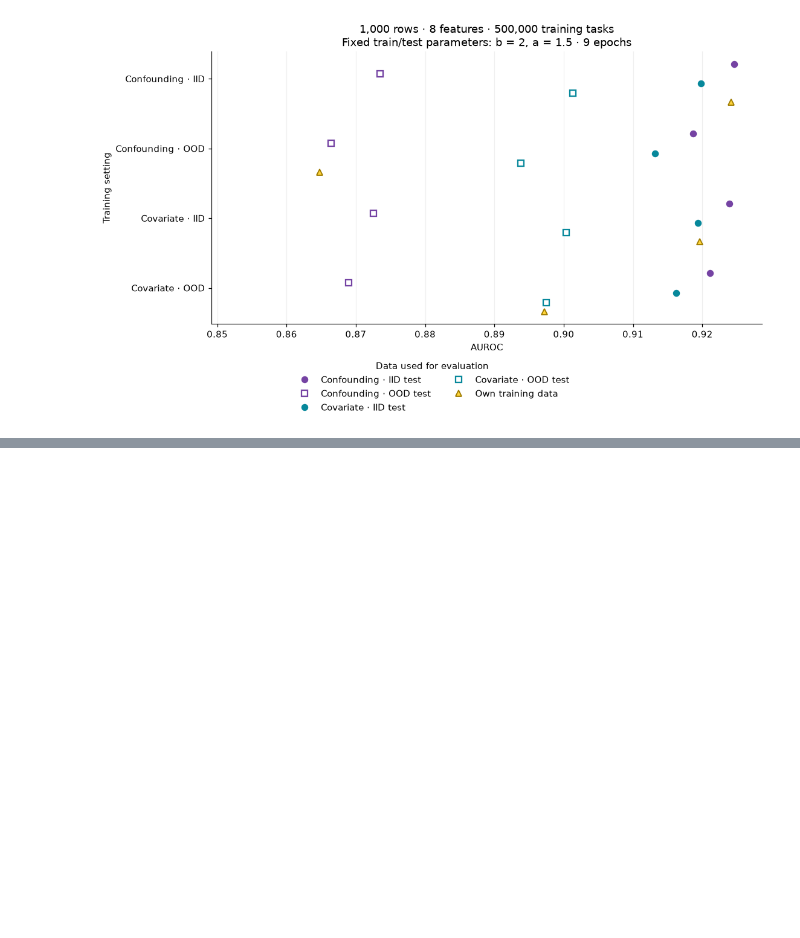
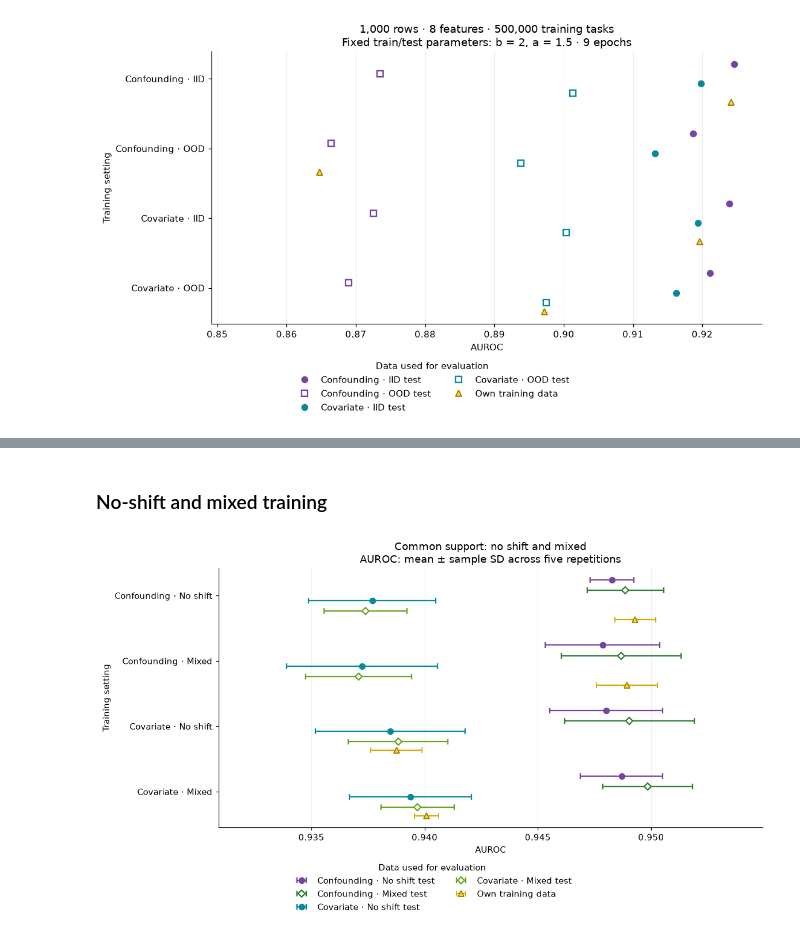
Before and after one commit to IliaKipshidze/tabicl-conf-shift, a Jupyter notebook: src/tabicl/nano_graph_u/results_analysis.ipynb, the cells around one changed output, grey strips where cells are left out. Saved outputs shown, nothing was run; the diff lists cells and outputs as text; code cells hidden in the pictures; blank space fills up the shorter version.

```diff
--- a/src/tabicl/nano_graph_u/results_analysis.ipynb
+++ b/src/tabicl/nano_graph_u/results_analysis.ipynb
@@ -979,0 +1092,6 @@ plot_large_auroc(9)
+# %% [markdown]
+### No-shift and mixed training
+# %%
+plot_common_support(["uniform", "mixed"], "no shift and mixed", "02_no_shift_vs_mixed")
+# %% [output]
+[figure, added]
```
Also changed, not shown: parts of 7 cells of this notebook.
